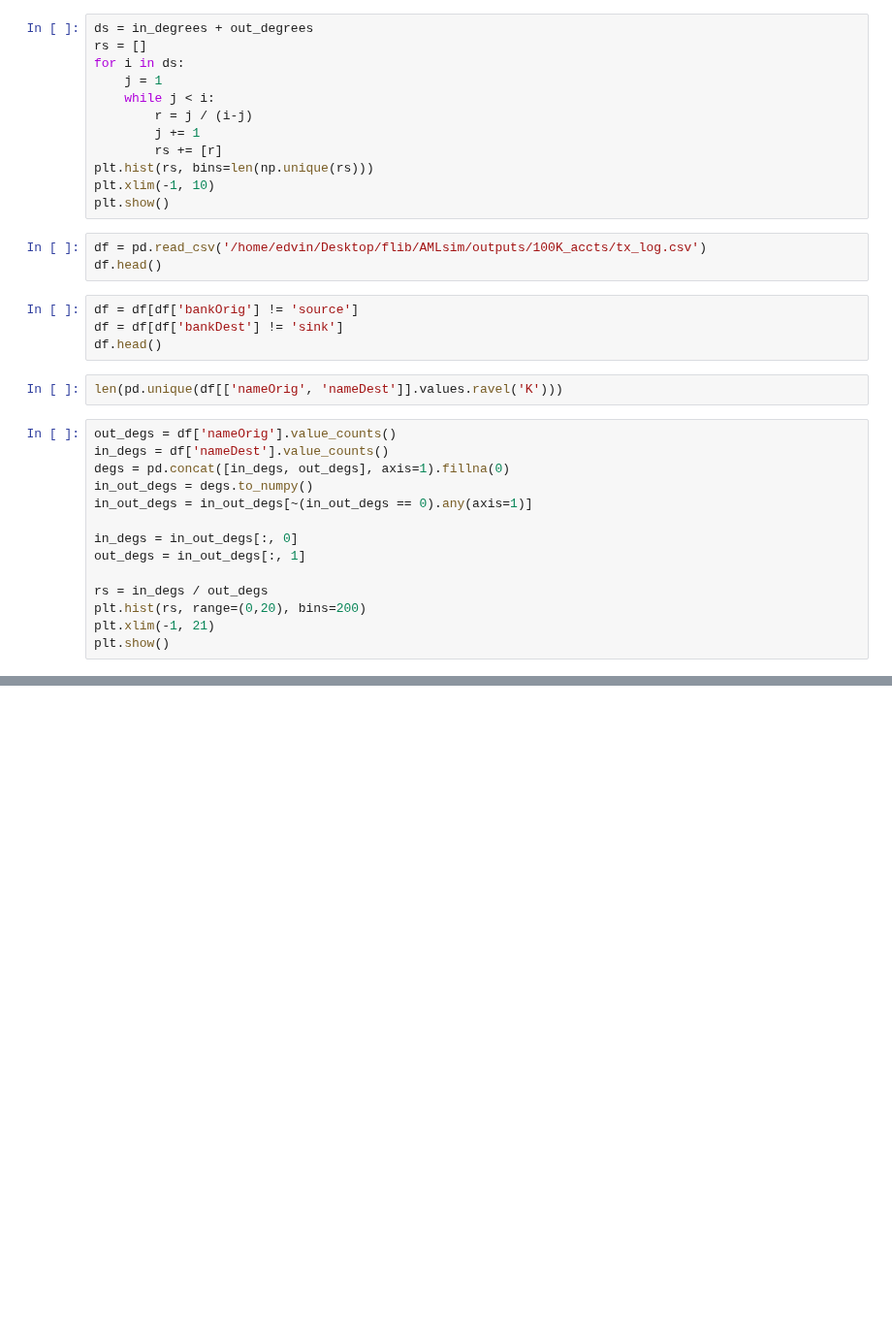
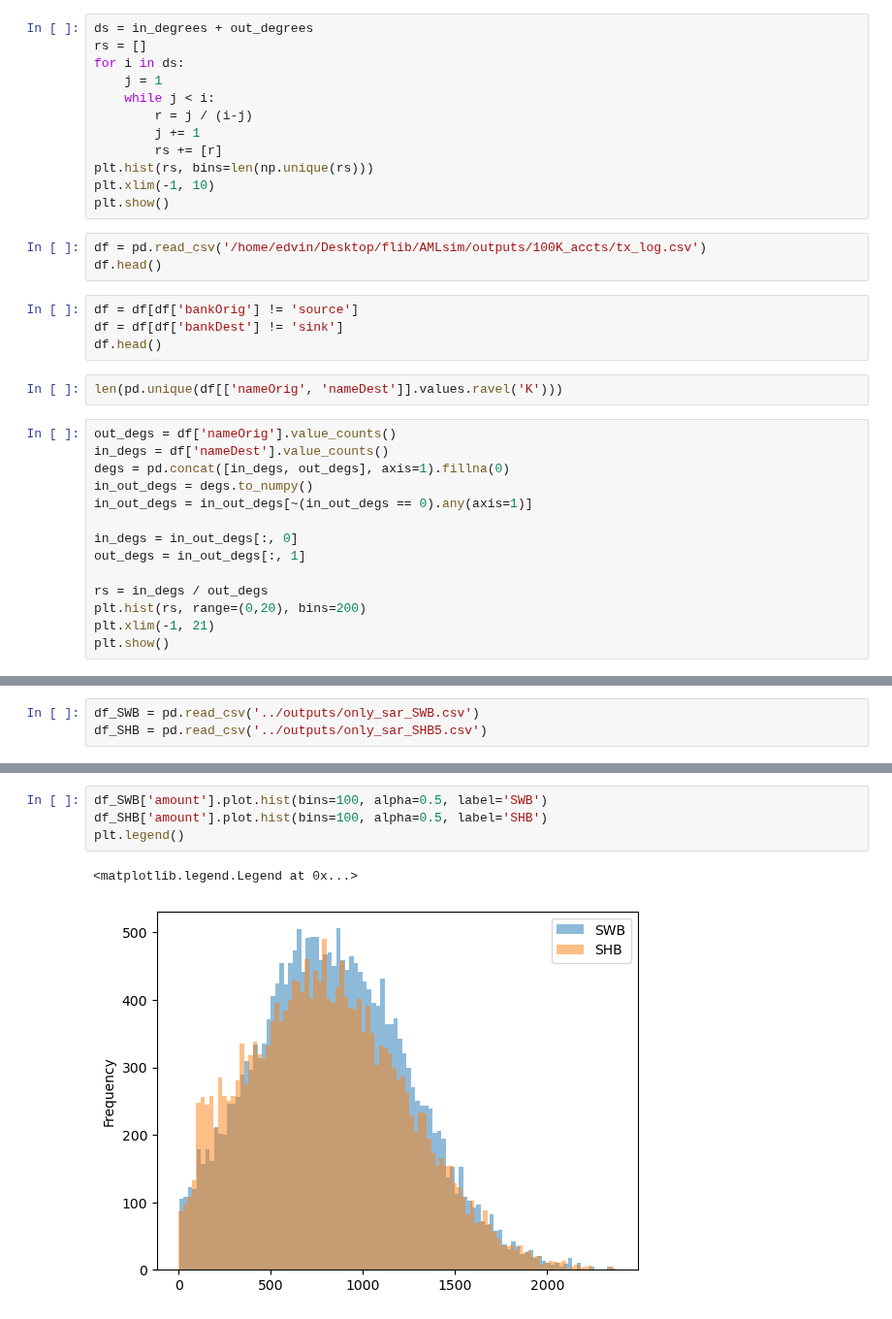
Before and after one commit to aidotse/flib, a Jupyter notebook: AMLsim/scripts/tmp.ipynb, the cells around one changed output, grey strips where cells are left out. Shown at 97% size. Drawn from its saved outputs; the diff is of its cells as text; blank space fills up the shorter version.

```diff
--- a/AMLsim/scripts/tmp.ipynb
+++ b/AMLsim/scripts/tmp.ipynb
@@ -433,0 +425,3 @@ pmf: 0.04176245736471932, frac: 0.0005302226935312832
+# %%
+df_SWB = pd.read_csv('../outputs/only_sar_SWB.csv')
+df_SHB = pd.read_csv('../outputs/only_sar_SHB5.csv')
@@ -433,0 +468,7 @@ pmf: 0.04176245736471932, frac: 0.0005302226935312832
+# %%
+df_SWB['amount'].plot.hist(bins=100, alpha=0.5, label='SWB')
+df_SHB['amount'].plot.hist(bins=100, alpha=0.5, label='SHB')
+plt.legend()
+# %% [output]
+<matplotlib.legend.Legend at 0x...>
+[figure, added]
```
Also changed, not shown: parts of 7 cells of this notebook, 52 other files.
